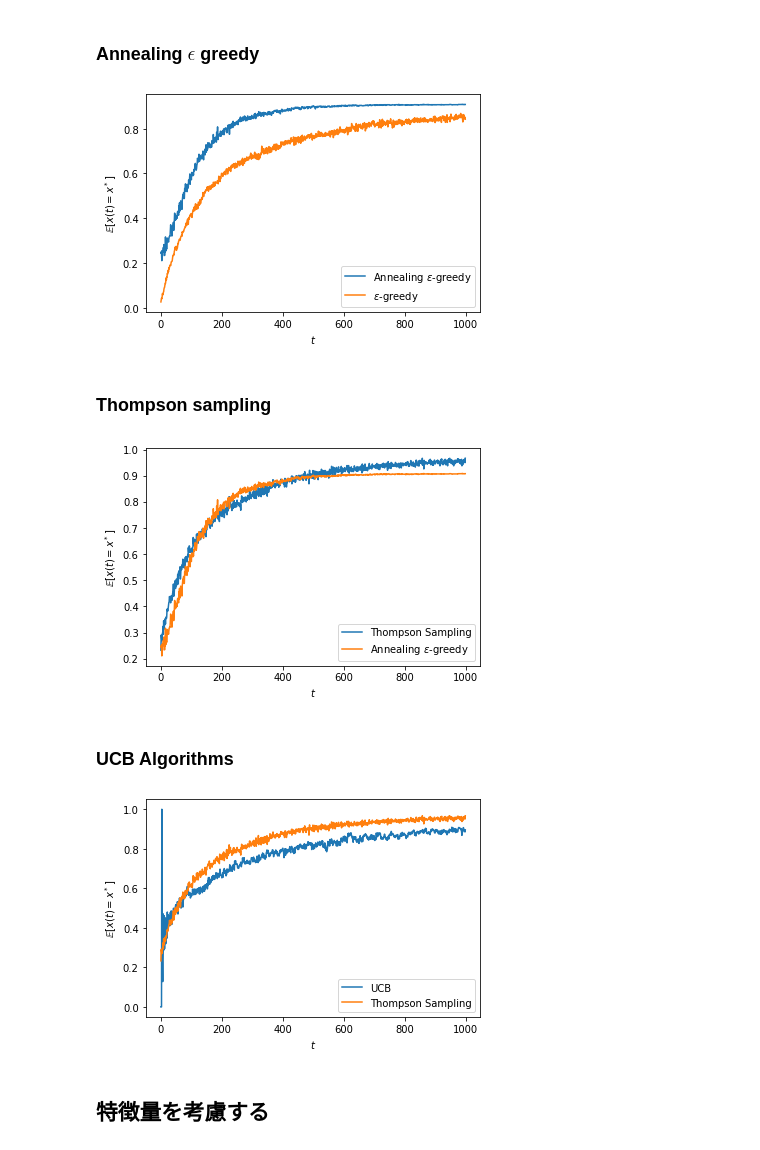
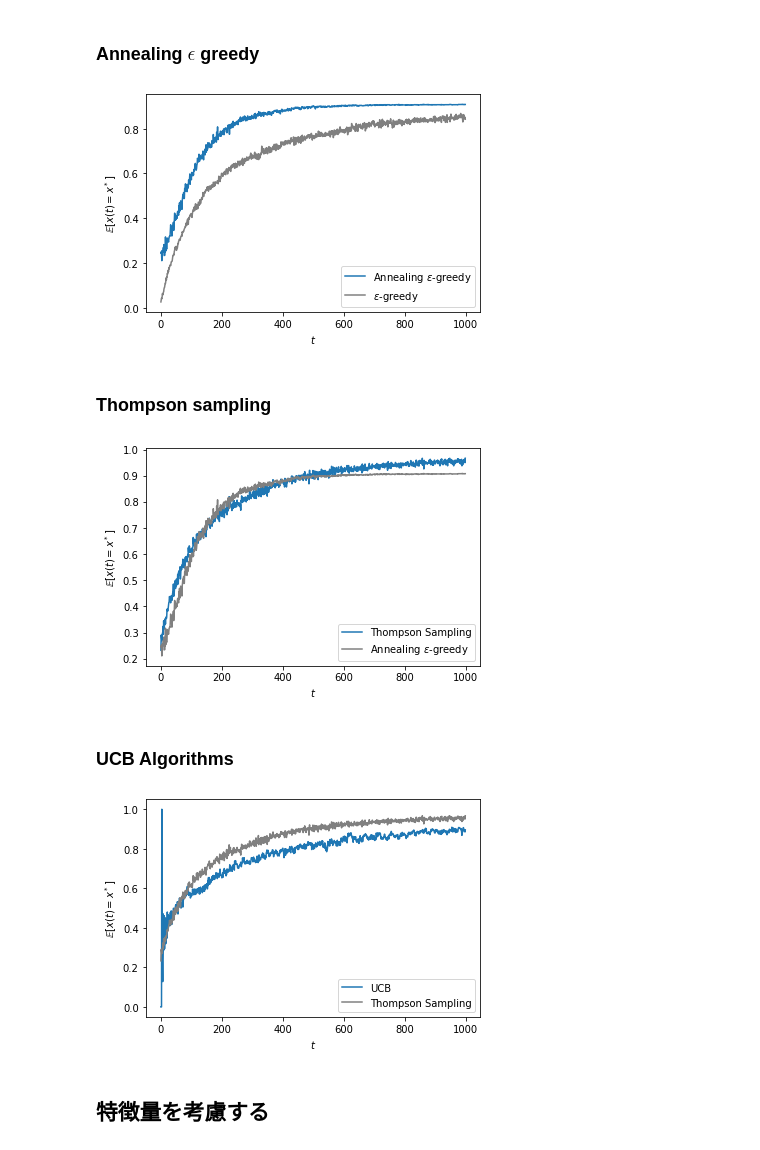
Before and after one commit to kuru-to/bandit_algorithms, a Jupyter notebook: slides/202103_dsn/scripts/20210326_dsn.ipynb, the cells around one changed output. Cells and saved outputs as stored; diff of their text form; code cells hidden in the pictures.

```diff
--- a/slides/202103_dsn/scripts/20210326_dsn.ipynb
+++ b/slides/202103_dsn/scripts/20210326_dsn.ipynb
@@ -102,14 +102,14 @@ arms_aeg, rewards_aeg = sim(AnnealingEpsilonGreedyAgent)
 # %%
 plt.tight_layout()
 plt.plot(np.mean(arms_aeg == Env.opt(), axis=0), label=r'Annealing $\epsilon$-greedy')
-plt.plot(np.mean(arms_eg == Env.opt(), axis=0), label=r'$\epsilon$-greedy')
+plt.plot(np.mean(arms_eg == Env.opt(), axis=0), label=r'$\epsilon$-greedy', color='gray')
 plt.xlabel(r'$t$')
 plt.ylabel(r'$\mathbb{E}[x(t) = x^*]$')
 plt.legend()
 plt.savefig(path_fig + "result_annealing_epsilon_greedy.png", bbox_inches="tight")
 plt.show()
 # %% [output]
-[figure, old version]
+[figure, new version]
 # %% [markdown]
 ### Thompson sampling
 # %%
@@ -132,14 +132,14 @@ arms_ts, rewards_ts = sim(BernoulliTSAgent)
 # %%
 plt.tight_layout()
 plt.plot(np.mean(arms_ts == Env.opt(), axis=0), label=r'Thompson Sampling')
-plt.plot(np.mean(arms_aeg == Env.opt(), axis=0), label=r'Annealing $\epsilon$-greedy')
+plt.plot(np.mean(arms_aeg == Env.opt(), axis=0), label=r'Annealing $\epsilon$-greedy', color='gray')
 plt.xlabel(r'$t$')
 plt.ylabel(r'$\mathbb{E}[x(t) = x^*]$')
 plt.legend()
 plt.savefig(path_fig + "result_thompson_sampling.png", bbox_inches="tight")
 plt.show()
 # %% [output]
-[figure, old version]
+[figure, new version]
 # %% [markdown]
 ### UCB Algorithms
 # %%
@@ -171,14 +171,14 @@ class UCBAgent(object):
 arms_ucb, rewards_ucb = sim(UCBAgent)
 # %%
 plt.plot(np.mean(arms_ucb == Env.opt(), axis=0), label=r'UCB')
-plt.plot(np.mean(arms_ts == Env.opt(), axis=0), label=r'Thompson Sampling')
+plt.plot(np.mean(arms_ts == Env.opt(), axis=0), label=r'Thompson Sampling', color='gray')
 plt.xlabel(r'$t$')
 plt.ylabel(r'$\mathbb{E}[x(t) = x^*]$')
 plt.legend()
 plt.savefig(path_fig + "result_ucb.png", bbox_inches="tight")
 plt.show()
 # %% [output]
-[figure, old version]
+[figure, new version]
 # %% [markdown]
 ## 特徴量を考慮する
 # %% [markdown]
```
Also changed, not shown: parts of 3 cells of this notebook, 5 other files.
